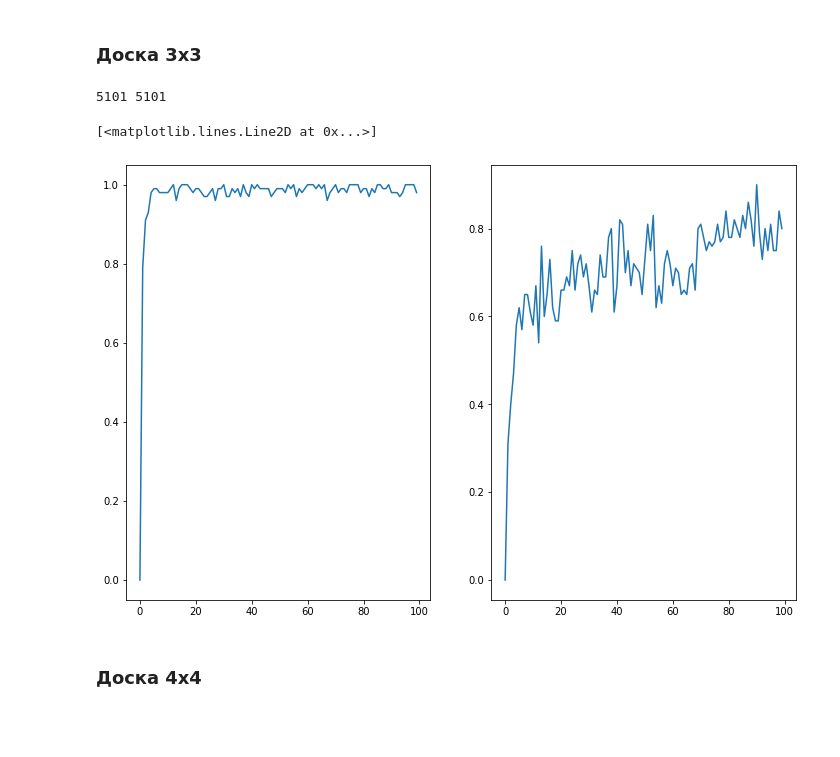
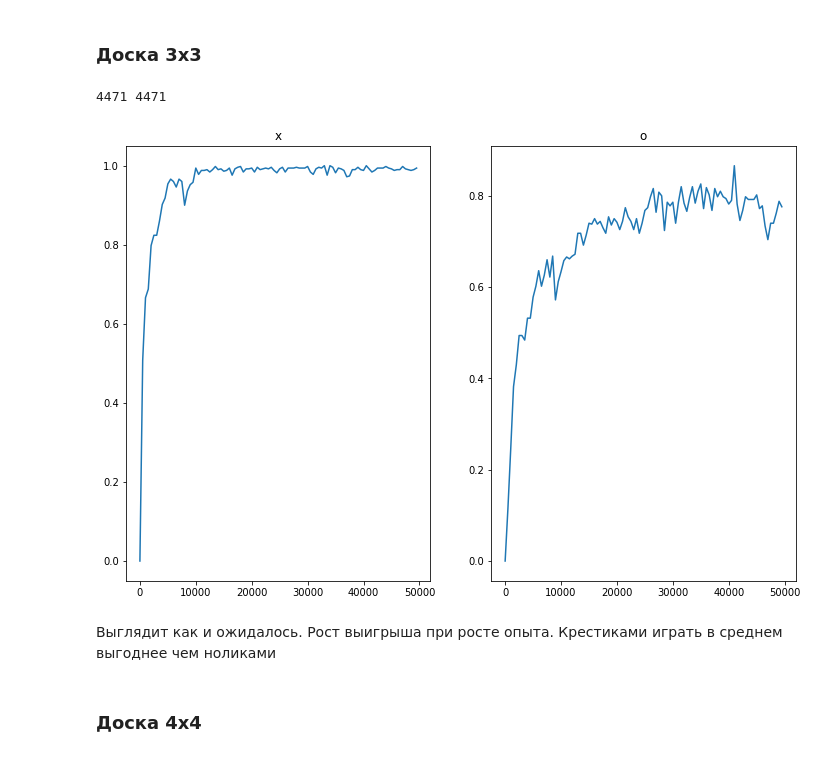
Before and after one commit to biquaternion/MADE2021_Advanced_DL_n_RL, a Jupyter notebook: HW2/HW2_tictactoe.ipynb, the cells around one changed output. Cells and saved outputs as stored; diff of their text form; code cells hidden in the pictures; blank space fills up the shorter version.

```diff
--- a/HW2/HW2_tictactoe.ipynb
+++ b/HW2/HW2_tictactoe.ipynb
@@ -62,5 +59,4 @@ def play(env, Q_x, Q_o, x_random=True, o_random=True):
 # %%
-ROWS, COLS, WIN = 3, 3, 3
 def q_learning(rows=ROWS, cols=COLS, win=WIN,
               Q_x=None, Q_o=None,
               num_episodes=50000,
@@ -71,10 +67,10 @@ def q_learning(rows=ROWS, cols=COLS, win=WIN,
               eval_num_games=100,
               separate_tables=False):
     if Q_x is None:
-        Q_x = defaultdict(lambda: np.zeros(COLS * ROWS))
+        Q_x = defaultdict(lambda: np.zeros(cols * rows))
     if Q_o is None:
-        Q_o = defaultdict(lambda: np.zeros(COLS * ROWS))
-    env = TicTacToe(ROWS, COLS, WIN)
+        Q_o = defaultdict(lambda: np.zeros(cols * rows))
+    env = TicTacToe(rows, cols, win)
 
     eval_data = {'x': [], 'o': []}
 
@@ -114,38 +110,49 @@ def q_learning(rows=ROWS, cols=COLS, win=WIN,
         if i % eval_each == 0:
             x_rewards, o_rewards = [], []
             for j in range(eval_num_games):
+
                 # play consciously for x
                 x_r, o_r = play(env, Q_x, Q_o, x_random=False, o_random=True)
                 x_rewards.append(x_r)
-    #             o_rewards.append(o_r)
+
                 # play consciously for o
                 x_r, o_r = play(env, Q_x, Q_o, x_random=True, o_random=False)
-    #             x_rewards.append(x_r)
                 o_rewards.append(o_r)
+
             eval_data['x'].append(np.mean(x_rewards))
             eval_data['o'].append(np.mean(o_rewards))
     return Q_x, Q_o, eval_data
 # %% [markdown]
 ### Доска 3x3
 # %%
+num_episodes = 50000
+eval_each = 500
+eval_num_games = 500
 Q_x, Q_o, eval_data = q_learning(rows=3, cols=3, win=3,
-                                 num_episodes=100000,
+                                 num_episodes=num_episodes,
                                  epsilon=0.3,
                                  alpha=5e-2,
-                                 eval_each=1000,
-                                 eval_num_games=100)
+                                 eval_each=eval_each,
+                                 eval_num_games=eval_num_games)
 
 # Q_x, Q_o = dict(Q_x), dict(Q_o)
 print(len(Q_x.keys()), len(Q_o.keys()))
 # %% [output]
-5101 5101
+4471 4471
 # %%
-fig, axs = plt.subplots(1, 2, figsize=(12, 8))
-axs[0].plot(range(len(eval_data['x'])), eval_data['x'])
-axs[1].plot(range(len(eval_data['o'])), eval_data['o'])
+def plot_eval_data(eval_data, num_episodes, eval_each):
+#     scale = num_episodes // eval_each
+
+    fig, axs = plt.subplots(1, len(eval_data), figsize=(12, 8))
+    for i, key in enumerate(eval_data):
+        axs[i].plot(range(0, len(eval_data[key]) * eval_each, eval_each), eval_data[key])
+        axs[i].set_title(key)
-# %% [output]
-[<matplotlib.lines.Line2D at 0x...>]
-[figure, removed]
+# %%
+plot_eval_data(eval_data=eval_data, num_episodes=num_episodes, eval_each=eval_each)
+# %% [output]
+[figure, added]
+# %% [markdown]
+Выглядит как и ожидалось. Рост выигрыша при росте опыта. Крестиками играть в среднем выгоднее чем ноликами
 # %% [markdown]
 ### Доска 4x4
 # %%
```
Also changed, not shown: parts of 33 cells of this notebook.
